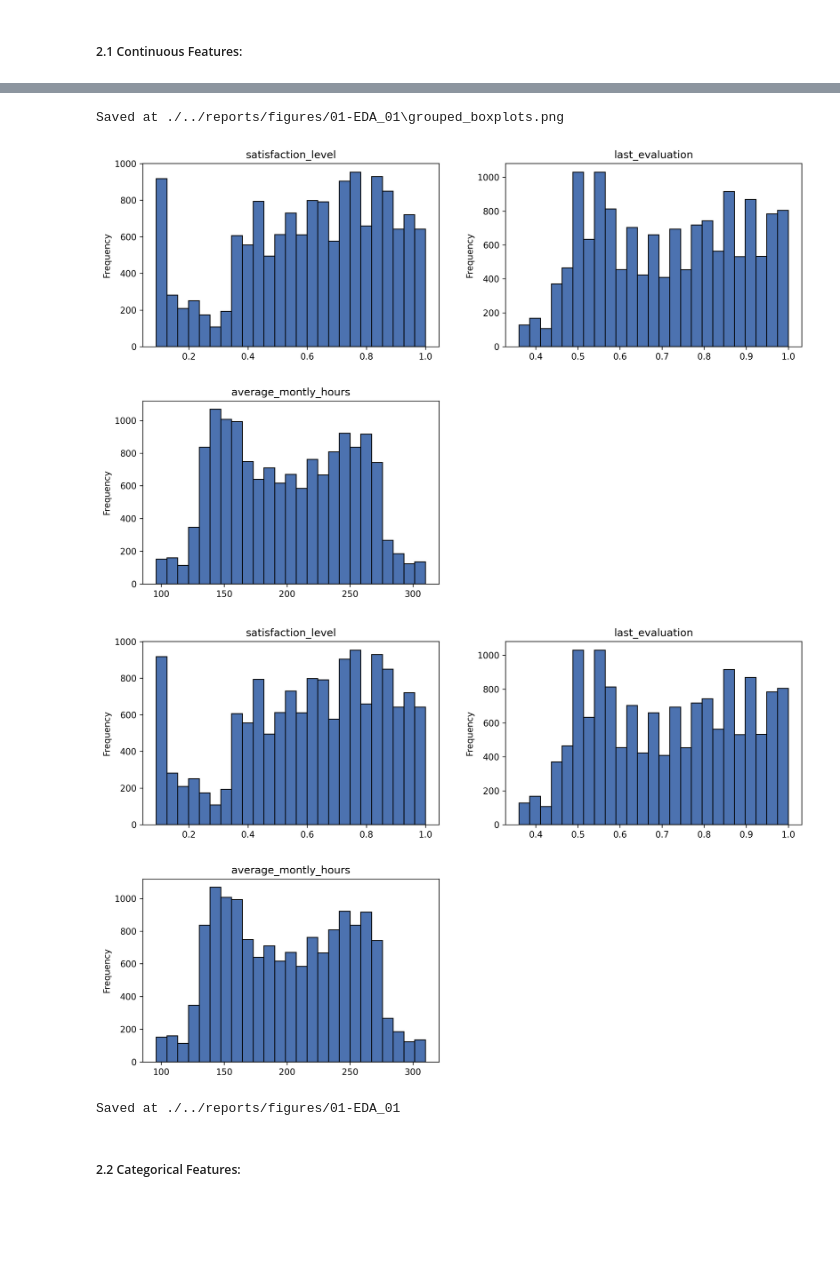
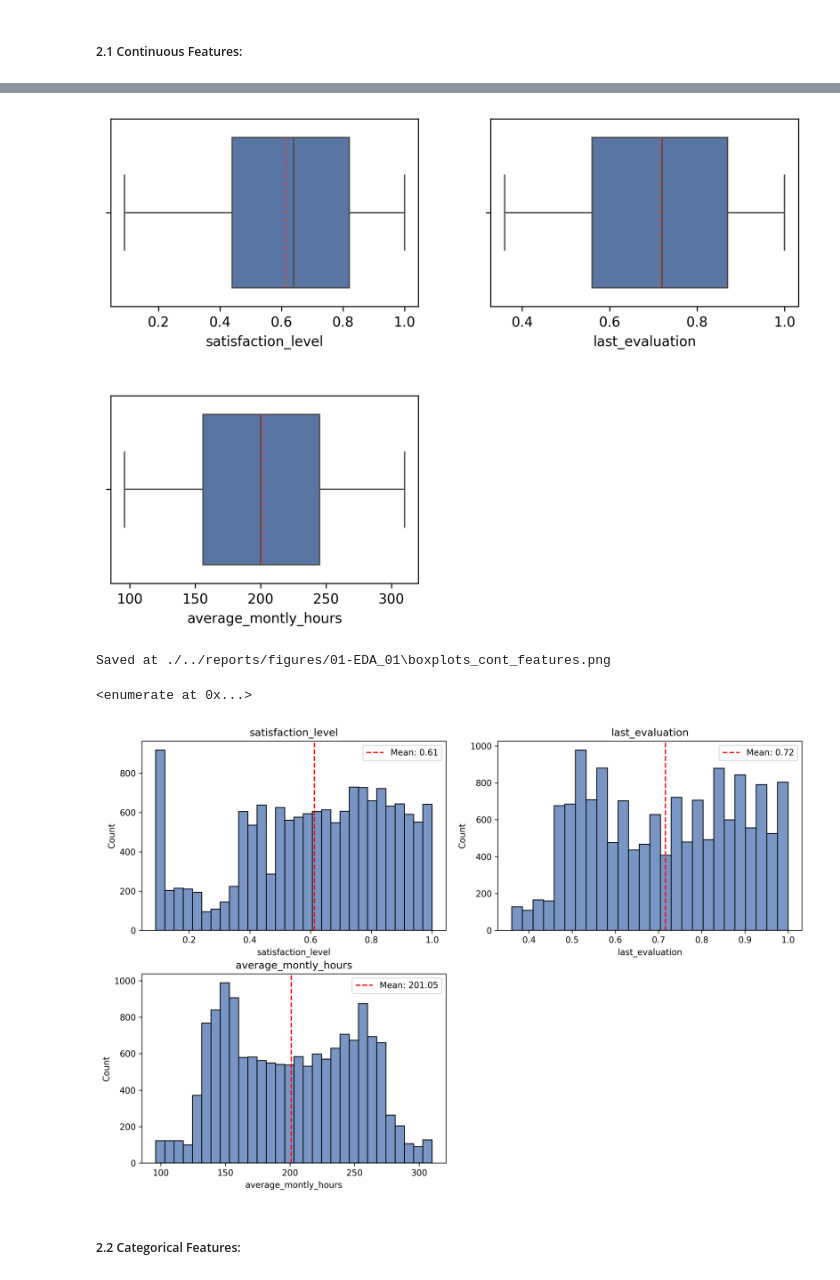
Before and after one commit to fausstoo/employee-churn-prediction-model, a Jupyter notebook: notebooks/EDA_01.ipynb, the cells around one changed output, grey strips where cells are left out. Saved outputs shown, nothing was run; the diff lists cells and outputs as text; code cells hidden in the pictures; blank space fills up the shorter version.

```diff
--- a/notebooks/EDA_01.ipynb
+++ b/notebooks/EDA_01.ipynb
@@ -159,18 +159,63 @@ g_boxplots
-# %%
-# Saving Boxplots
-save_grouped_boxplot(g_boxplots, "./../reports/figures/01-EDA_01")
-# %% [output]
-Saved at ./../reports/figures/01-EDA_01\grouped_boxplots.png
-# %%
-g_histograms = grouped_histograms(df)
-g_histograms
-# %% [output]
-[figure, removed]
-[figure, removed]
-# %%
-# Saving Historgams
-save_grouped_histograms(g_histograms, "./../reports/figures/01-EDA_01")
-# %% [output]
-Saved at ./../reports/figures/01-EDA_01
+# %%
+# Filter out continuous features with cardinality > 9
+continuous_features = df.select_dtypes(include='number')
+selected_features = continuous_features.columns[continuous_features.nunique() > 9]
+
+# Calculate the number of rows and columns for the subplots
+num_plots = len(selected_features)
+num_cols = min(num_plots, 2)
+num_rows = (num_plots + 1) // 2
+
+fig, axes = plt.subplots(num_rows, num_cols, figsize=(8,6))
+
+for i, feature in enumerate(selected_features):
+        ax = axes[i // num_cols][i % num_cols]
+        sns.boxplot(ax=ax, data=continuous_features, x=feature, showmeans=True, meanline=True, patch_artist=True)
+        fig.tight_layout(pad=3.0)
+
+# Remove extra axes if there are any empty subplots
+for i in range(len(selected_features), num_rows * num_cols):
+    fig.delaxes(axes[i // num_cols][i % num_cols])
+
+# Save Figure
+save_fig(fig, "./../reports/figures/01-EDA_01", "boxplots_cont_features", "png")
+# %% [output]
+[figure, added]
+Saved at ./../reports/figures/01-EDA_01\boxplots_cont_features.png
+# %%
+enumerate(continuous_features[selected_features])
+# %% [output]
+<enumerate at 0x...>
+# %%
+import matplotlib.pyplot as plt
+import seaborn as sns
+
+# Subplots
+fig, axes = plt.subplots(num_rows, num_cols, figsize=(12, 4 * num_rows))
+fig.tight_layout(pad=3.0)
+
+# 1D array for consistent indexing
+axes = axes.flatten() if num_rows * num_cols > 1 else [axes]
+
+# Histograms for each selected column
+for i, col in enumerate(selected_features):
+    ax = axes[i]  # Access subplot
+    sns.histplot(data=continuous_features, x=col, ax=ax)  # Plot histogram
+
+    # Calculate and add mean line
+    mean_value = continuous_features[col].mean()
+    ax.axvline(mean_value, color='red', linestyle='--', linewidth=1.5, label=f'Mean: {mean_value:.2f}')
+
+    # Add title and legend
+    ax.set_title(col)
+    ax.legend()
+
+# Remove any unused subplots
+for j in range(len(selected_features), len(axes)):
+    fig.delaxes(axes[j])
+
+plt.show()
+# %% [output]
+[figure, added]
 # %% [markdown]
 ##### 2.2 Categorical Features:
```
Also changed, not shown: parts of 3 cells of this notebook, 10 other files.
